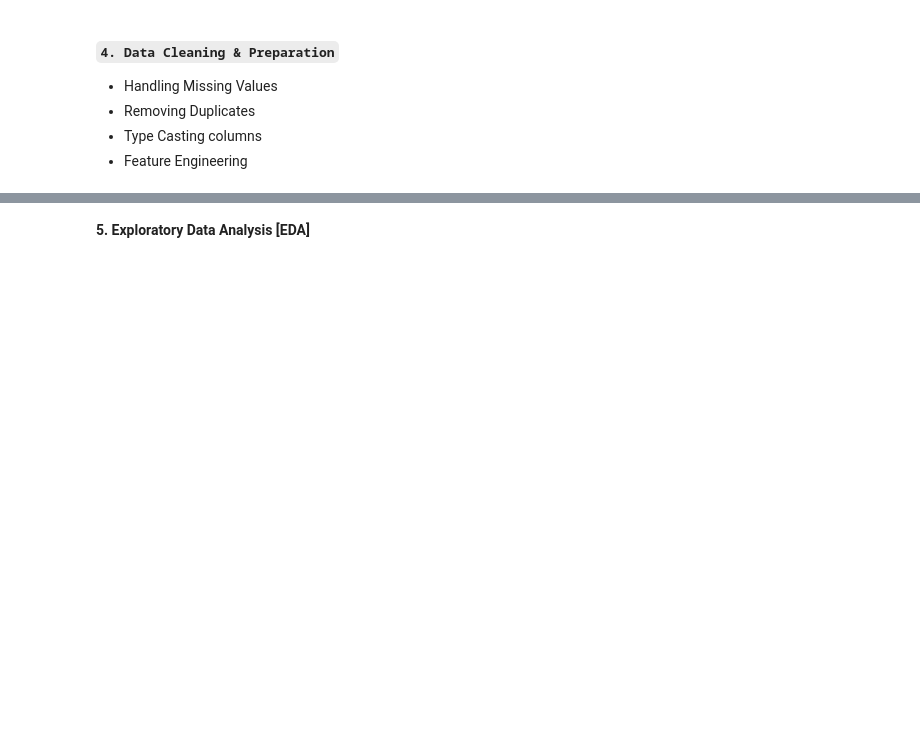
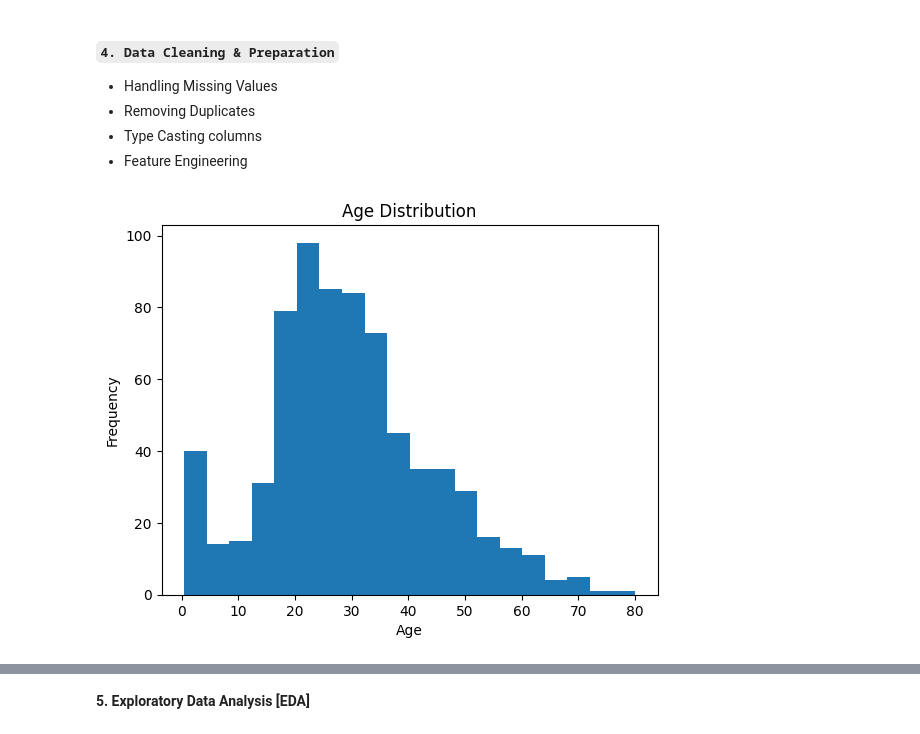
Before and after one commit to rakshith7733/Data-Science-AIML-Portfolio, a Jupyter notebook: Projects/Case Study/03 - Titanic Analysis/Titanic Data Analysis.ipynb, the cells around one changed output, grey strips where cells are left out. Drawn from its saved outputs; the diff is of its cells as text; code cells hidden in the pictures; blank space fills up the shorter version.

```diff
--- a/Projects/Case Study/03 - Titanic Analysis/Titanic Data Analysis.ipynb
+++ b/Projects/Case Study/03 - Titanic Analysis/Titanic Data Analysis.ipynb
@@ -223,4 +226,12 @@ df[df.duplicated()]
 - Type Casting columns
 - Feature Engineering
 # %%
-#
+#Check Age Distribution to impute accordingly
+
+plt.hist(df['Age'], bins=20)
+plt.xlabel('Age')
+plt.ylabel('Frequency')
+plt.title("Age Distribution")
+plt.show()
+# %% [output]
+[figure, added]
```
Also changed, not shown: parts of 19 cells of this notebook, 1 other file.
